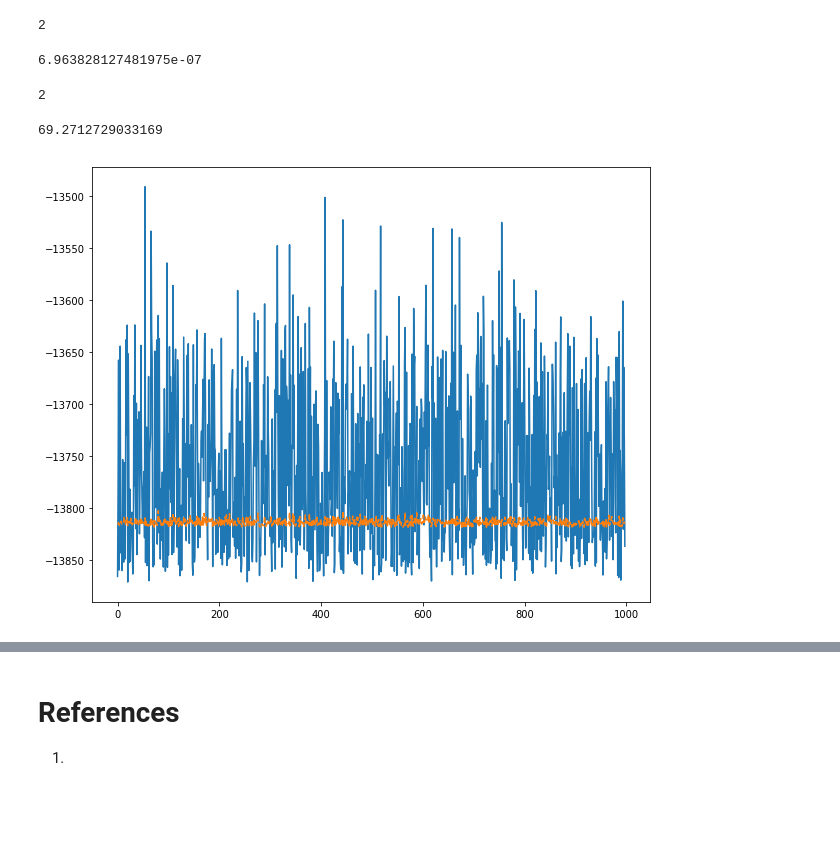
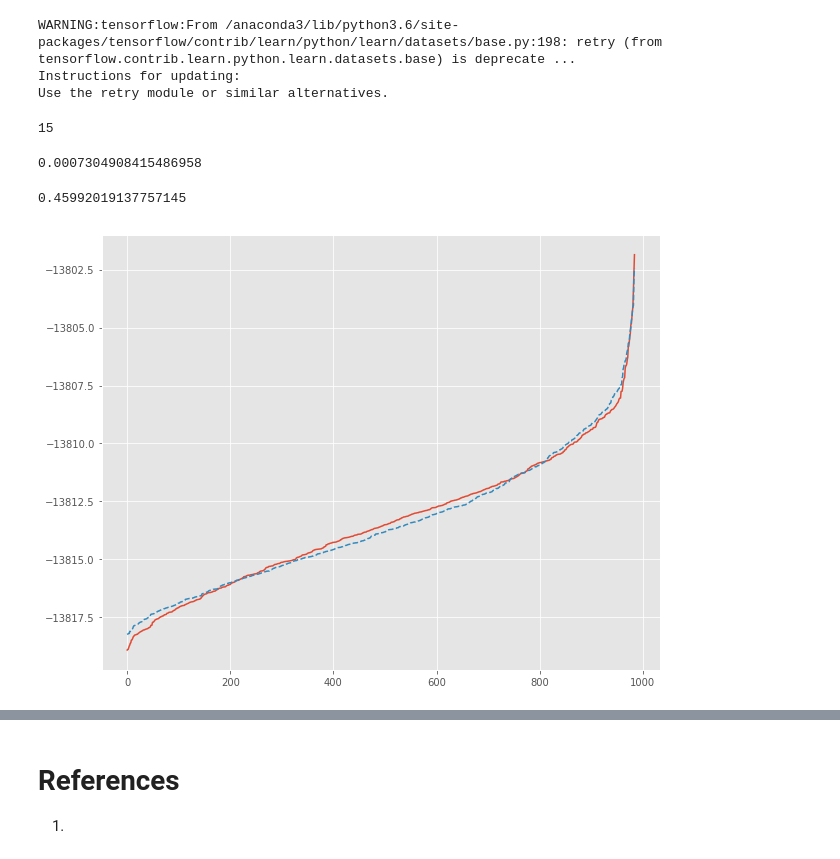
Before and after one commit to simonbatzner/RSI, a Jupyter notebook: RSI 2018-Yatin Chandar.ipynb, the cells around one changed output, grey strips where cells are left out. Cells and saved outputs as stored; diff of their text form; code cells hidden in the pictures; blank space fills up the shorter version.

```diff
--- a/RSI 2018-Yatin Chandar.ipynb
+++ b/RSI 2018-Yatin Chandar.ipynb
@@ -1,10 +1,25 @@
 # %%
+
 import os
 import math
 import numpy as np
 import matplotlib.pyplot as plt
 import sklearn
 import time
+
+from __future__ import absolute_import
+from __future__ import division
+from __future__ import print_function
+
+import edward as ed
+import tensorflow as tf
+from edward.models import Normal
+
+plt.style.use('ggplot')
+# %% [output]
+WARNING:tensorflow:From /anaconda3/lib/python3.6/site-packages/tensorflow/contrib/learn/python/learn/datasets/base.py:198: retry (from tensorflow.contrib.learn.python.learn.datasets.base) is deprecate ...
+Instructions for updating:
+Use the retry module or similar alternatives.
 # %%
 H2O_pos = '/Users/yatin/Documents/water/structures.xyz'
 
@@ -84,12 +99,12 @@ with open(H2O_pos, 'r') as outf:
 #print(np.array(data_seps)) # coordinates were recorded, not separation
 # data_seps = data_seps / 0.529177
 # %%
-H2O_pos = '/Users/yatin/Documents/water/energies.txt'
+H2O_en = '/Users/yatin/Documents/water/energies.txt'
 
 # read and store the separations
 energy = []
 
-with open(H2O_pos, 'r') as outf:
+with open(H2O_en, 'r') as outf:
     for line in outf:
         energy.append(float(line))
 # %%
@@ -189,7 +204,7 @@ def split(X):
     training = np.array(A)
     trainingenergy = np.array(B)
 
-    return training, trainingenergy, test, testenergy
+    return training, trainingenergy, test, testenergy, model
 # %%
 from sklearn.gaussian_process import GaussianProcessRegressor
 
@@ -211,18 +228,23 @@ def error_det(pred, correct):
     err = mean_absolute_error(correct, pred)
     return err
 # %%
-training, trainingenergy, test, testenergy = split(dataset)
-target_pred_t = run_gaussian(training, trainingenergy, training)
+training, trainingenergy, test, testenergy, model = split(dataset)
+# target_pred_t, std = run_gaussian(training, trainingenergy, training)
+gp = GaussianProcessRegressor(n_restarts_optimizer=20)
+gp.fit(training, trainingenergy)
+target_pred_t, std_t = gp.predict(training, return_std = True)
 error_det(trainingenergy, target_pred_t)
 # %% [output]
-2
+15
-6.963828127481975e-07
+0.0007304908415486958
 # %%
-training, trainingenergy, test, testenergy = split(dataset)
-target_pred = run_gaussian(training, trainingenergy, test)
-plot_predict(target_pred, testenergy)
+# training, trainingenergy, test, testenergy, model = split(dataset)
+# target_pred, std = run_gaussian(training, trainingenergy, test)
+target_pred, std = gp.predict(test, return_std = True)
+boi = sorted(target_pred)
+bongo = sorted(testenergy)
+plot_predict(boi, bongo)
 error_det(testenergy, target_pred)
 # %% [output]
-2
+0.45992019137757145
-69.2712729033169
-[figure, old version]
+[figure, new version]
```
Also changed, not shown: parts of 21 cells of this notebook.
